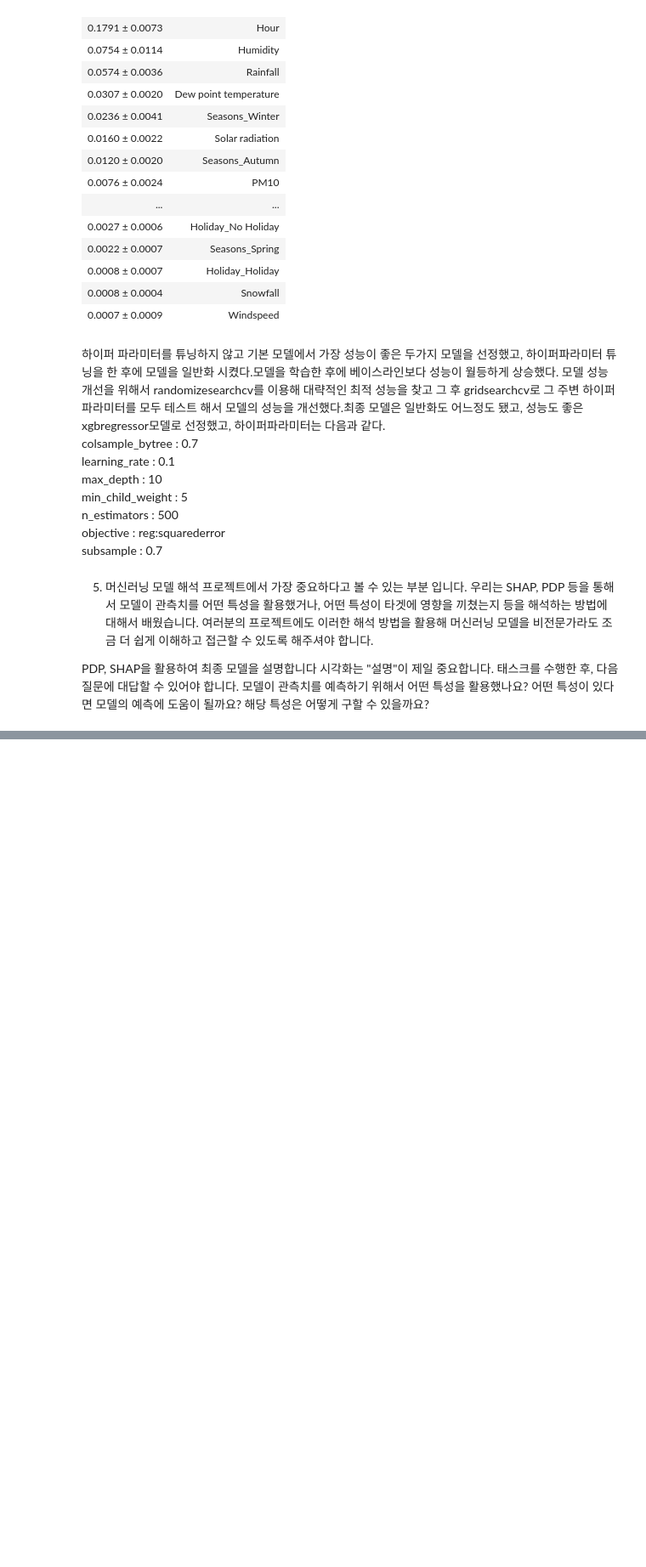
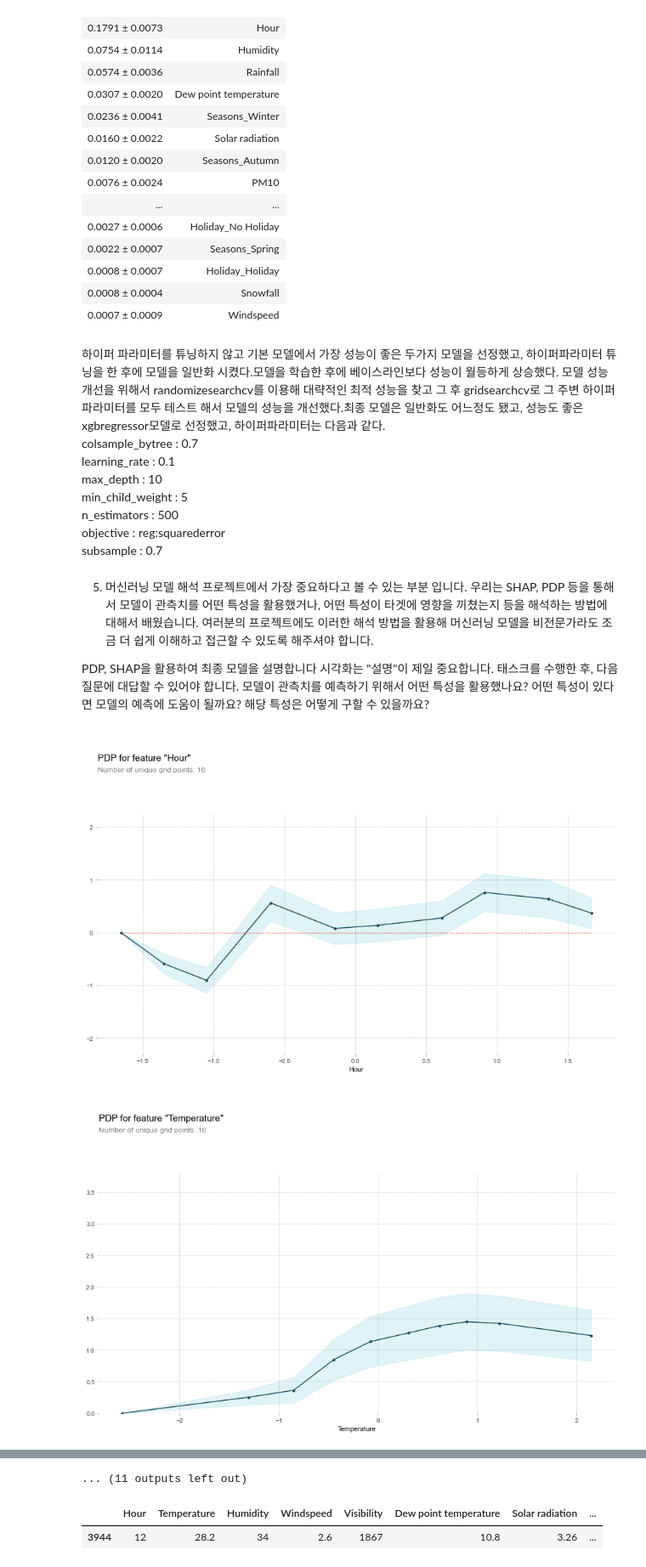
Before and after one commit to jinbyeong/project, a Jupyter notebook: AI_05_박진병_Section2_2.ipynb, the cells around one changed output, grey strips where cells are left out. Shown at 85% size. Drawn from its saved outputs; the diff is of its cells as text; code cells hidden in the pictures; blank space fills up the shorter version.

```diff
--- a/AI_05_박진병_Section2_2.ipynb
+++ b/AI_05_박진병_Section2_2.ipynb
@@ -556,3 +556,23 @@ PDP, SHAP을 활용하여 최종 모델을 설명합니다
 태스크를 수행한 후, 다음 질문에 대답할 수 있어야 합니다.
 모델이 관측치를 예측하기 위해서 어떤 특성을 활용했나요?
 어떤 특성이 있다면 모델의 예측에 도움이 될까요? 해당 특성은 어떻게 구할 수 있을까요?
+# %%
+import shap
+from pdpbox.pdp import pdp_isolate, pdp_plot
+
+X_test_encoded = pd.DataFrame(xgboost_best.named_steps['standardscaler'].transform(xgboost_best.named_steps['onehotencoder'].transform(X_test)))
+X_test_encoded.columns = xgboost_best.named_steps['onehotencoder'].transform(X_test).columns.to_list()
+X_test_encoded
+for i in X_test_encoded.columns.to_list() :
+    isolated = pdp_isolate(
+        model=xgboost_best.named_steps['xgbregressor'],
+        dataset=X_test_encoded,
+        model_features=X_test_encoded.columns,
+        feature=i,
+        grid_type='percentile', # default='percentile', or 'equal'
+    num_grid_points=10 # default=10
+    )
+    pdp_plot(isolated, feature_name=i);
+# %% [output]
+[figure, added]
+[figure, added]
@@ -558,0 +589,6 @@ PDP, SHAP을 활용하여 최종 모델을 설명합니다
+... (11 outputs left out)
+# %%
+X_test.iloc[[0]]
+# %% [output]
+|  | Hour | Temperature | Humidity | Windspeed | Visibility | Dew point temperature | Solar radiation | ... |
+| 3944 | 12 | 28.2 | 34 | 2.6 | 1867 | 10.8 | 3.26 | ... |
```
Also changed, not shown: parts of 5 cells of this notebook.
